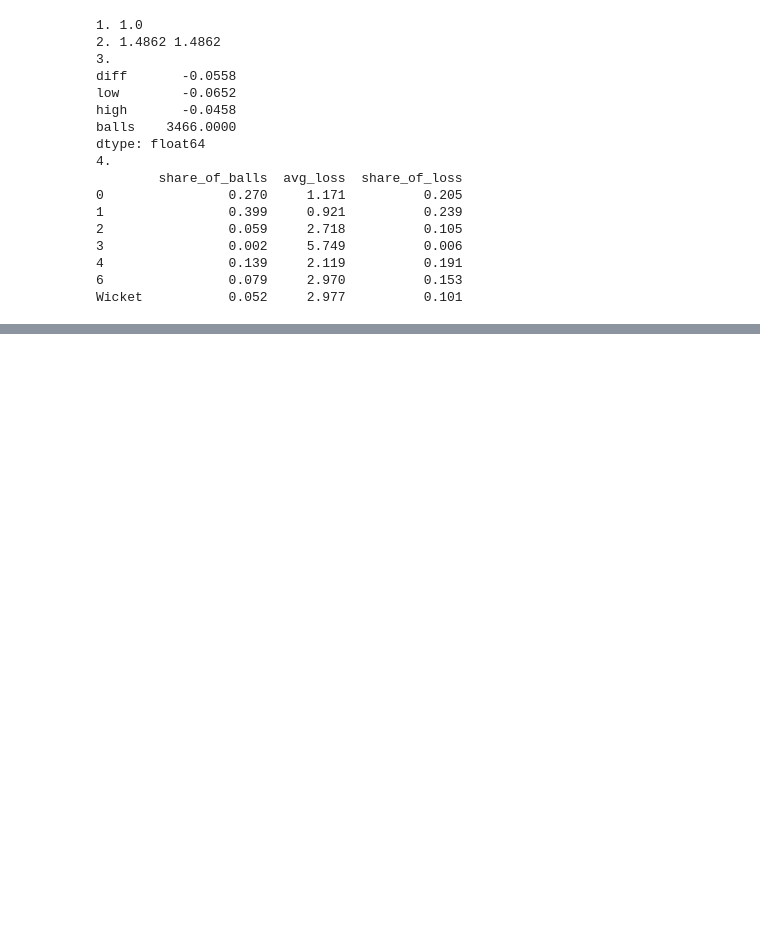
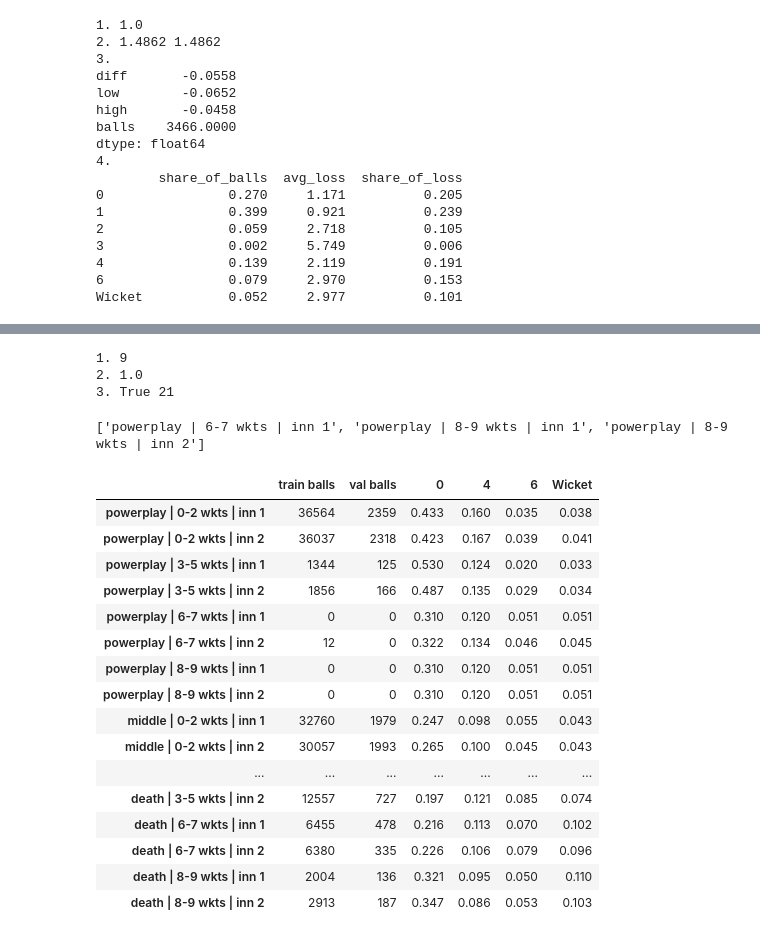
Before and after one commit to arjunnamburi/ml_death_overs_ipl, a Jupyter notebook: notebooks/models.ipynb, the cells around one changed output, grey strips where cells are left out. Saved outputs shown, nothing was run; the diff lists cells and outputs as text; code cells hidden in the pictures; blank space fills up the shorter version.

```diff
--- a/notebooks/models.ipynb
+++ b/notebooks/models.ipynb
@@ -182,0 +220,64 @@ Wicket           0.052     2.977          0.101
+# %%
+# Leakage check: c_team_wickets must count wickets BEFORE the ball
+nxt = df.groupby(['match_id', 'innings'])['c_team_wickets'].shift(-1)        # next delivery's count
+on_wkt = (df['is_dismissal'] == 1) & nxt.notna()
+print('1.', d['c_team_wickets'].max())                                        # Expected: 9, never 10
+print('2.', ((nxt - df['c_team_wickets'])[on_wkt] == 1).mean().round(4))      # Expected: 1.0
+
+# The 24 cells: phase x wickets fallen before the ball (bands) x innings
+WKT_BAND = pd.cut(d['c_team_wickets'], bins=[-1, 2, 5, 7, 9], labels=['0-2', '3-5', '6-7', '8-9'])
+d['cell'] = d['match_phase'].astype(str) + ' | ' + WKT_BAND.astype(str) + ' wkts | inn ' + d['innings'].astype(str)
+ALL_CELLS = [f'{ph} | {w} wkts | inn {i}' for ph in ['powerplay', 'middle', 'death']
+             for w in ['0-2', '3-5', '6-7', '8-9'] for i in [1, 2]]
+print('3.', d['cell'].isin(ALL_CELLS).all(), d['cell'].nunique())             # Expected: True 24
+# %% [output]
+1. 9
+2. 1.0
+3. True 21
+# %%
+print(sorted(set(ALL_CELLS) - set(d['cell'])))
+# %% [output]
+['powerplay | 6-7 wkts | inn 1', 'powerplay | 8-9 wkts | inn 1', 'powerplay | 8-9 wkts | inn 2']
+# %%
+K_SHRINK = 100      # pseudo-balls of B0 added to every cell
+
+def fit_b1(rows, k=K_SHRINK):
+    """Each cell's class frequencies on `rows`, shrunk toward the overall frequencies of the same rows."""
+    counts = (pd.crosstab(d.loc[rows, 'cell'], d.loc[rows, 'y'])
+                .reindex(index=ALL_CELLS, columns=range(K), fill_value=0))
+    prior = fit_freq(d.loc[rows, 'y'].values)
+    n = counts.sum(axis=1).values[:, None]                          # balls per cell
+    probs = np.where(n + k > 0, (counts.values + k * prior) / np.maximum(n + k, 1), prior)
+    return pd.DataFrame(probs, index=ALL_CELLS, columns=CLASSES), counts.sum(axis=1)
+
+def predict_b1(table, rows):
+    """Look up each ball's cell and return that cell's 7 probabilities."""
+    return table.loc[d.loc[rows, 'cell']].values
+
+b1_table, b1_n = fit_b1(TR)
+evaluate('B1', predict_b1(b1_table, TR), TR, 'train')
+evaluate('B1', predict_b1(b1_table, VA), VA, 'val')
+
+# The fitted table: balls per cell, and the probabilities that matter most at the death
+cells = b1_table[['0', '4', '6', 'Wicket']].copy()
+cells.insert(0, 'val balls', d.loc[VA, 'cell'].value_counts().reindex(ALL_CELLS, fill_value=0))
+cells.insert(0, 'train balls', b1_n)
+display(cells.round(3))
+# %% [output]
+|  | train balls | val balls | 0 | 4 | 6 | Wicket |
+| powerplay | 0-2 wkts | inn 1 | 36564 | 2359 | 0.433 | 0.160 | 0.035 | 0.038 |
+| powerplay | 0-2 wkts | inn 2 | 36037 | 2318 | 0.423 | 0.167 | 0.039 | 0.041 |
+| powerplay | 3-5 wkts | inn 1 | 1344 | 125 | 0.530 | 0.124 | 0.020 | 0.033 |
+| powerplay | 3-5 wkts | inn 2 | 1856 | 166 | 0.487 | 0.135 | 0.029 | 0.034 |
+| powerplay | 6-7 wkts | inn 1 | 0 | 0 | 0.310 | 0.120 | 0.051 | 0.051 |
+| powerplay | 6-7 wkts | inn 2 | 12 | 0 | 0.322 | 0.134 | 0.046 | 0.045 |
+| powerplay | 8-9 wkts | inn 1 | 0 | 0 | 0.310 | 0.120 | 0.051 | 0.051 |
+| powerplay | 8-9 wkts | inn 2 | 0 | 0 | 0.310 | 0.120 | 0.051 | 0.051 |
+| middle | 0-2 wkts | inn 1 | 32760 | 1979 | 0.247 | 0.098 | 0.055 | 0.043 |
+| middle | 0-2 wkts | inn 2 | 30057 | 1993 | 0.265 | 0.100 | 0.045 | 0.043 |
+| ... | ... | ... | ... | ... | ... | ... |
+| death | 3-5 wkts | inn 2 | 12557 | 727 | 0.197 | 0.121 | 0.085 | 0.074 |
+| death | 6-7 wkts | inn 1 | 6455 | 478 | 0.216 | 0.113 | 0.070 | 0.102 |
+| death | 6-7 wkts | inn 2 | 6380 | 335 | 0.226 | 0.106 | 0.079 | 0.096 |
+| death | 8-9 wkts | inn 1 | 2004 | 136 | 0.321 | 0.095 | 0.050 | 0.110 |
+| death | 8-9 wkts | inn 2 | 2913 | 187 | 0.347 | 0.086 | 0.053 | 0.103 |
```
Also changed, not shown: parts of 4 cells of this notebook.
